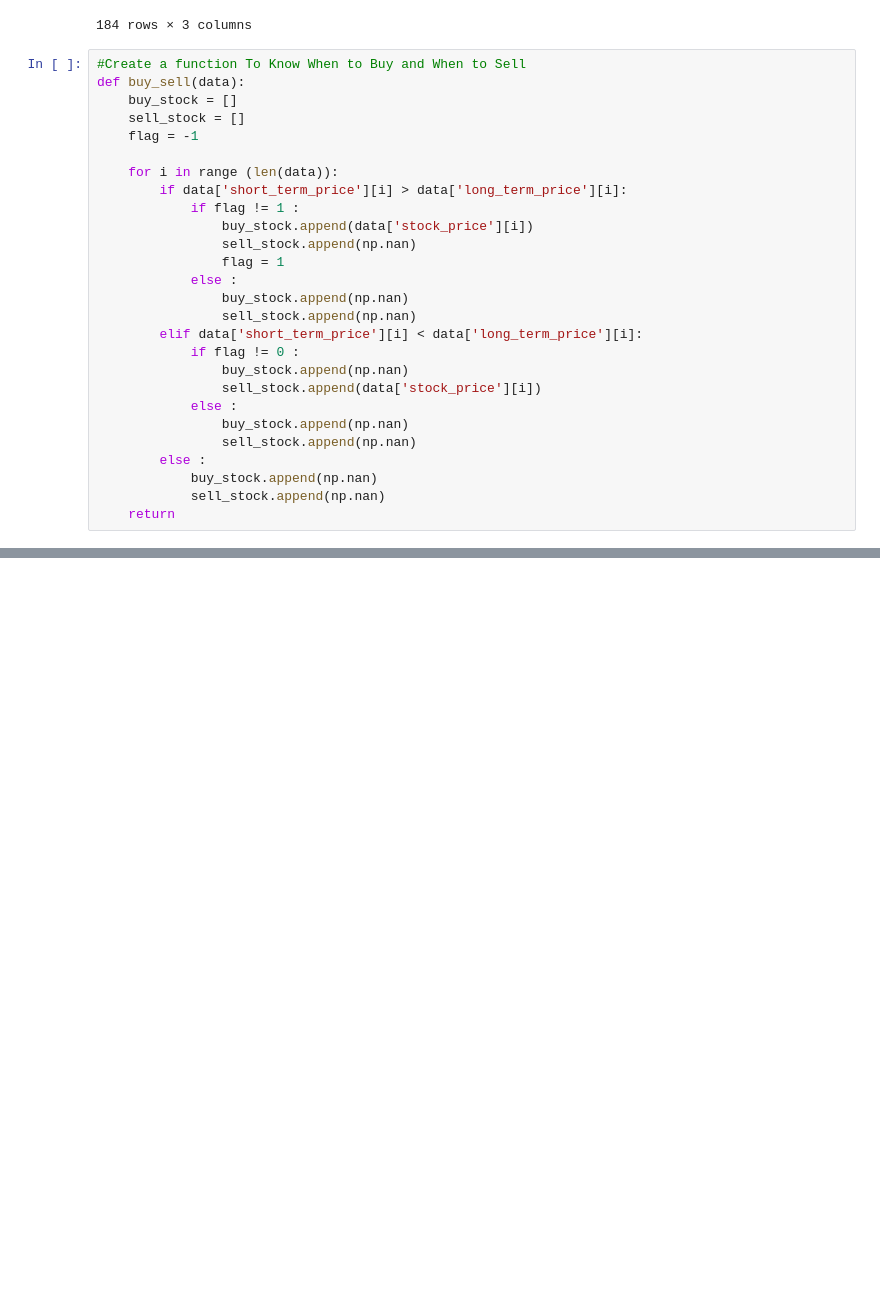
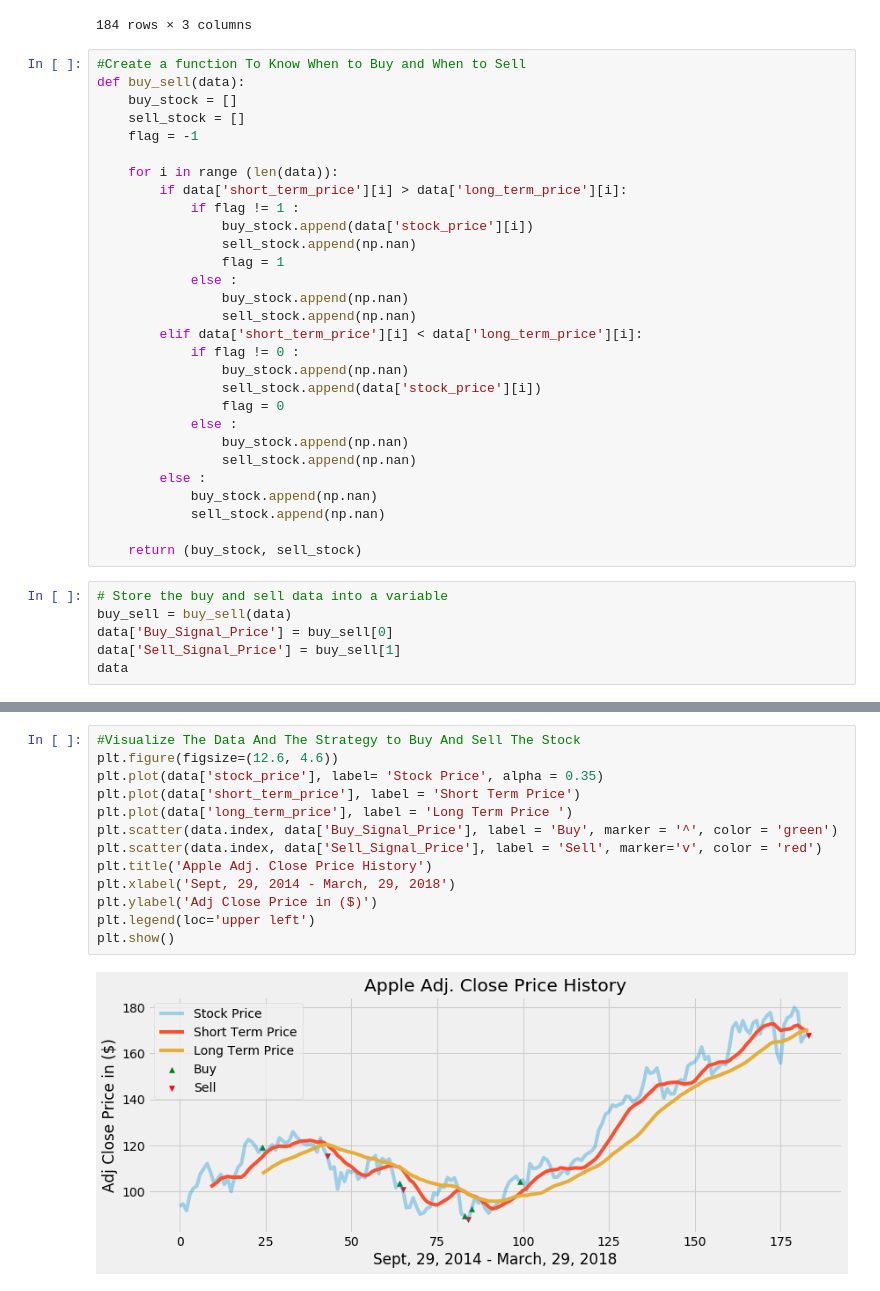
Before and after one commit to decipher07/Trading-Analysis-For-Stock, a Jupyter notebook: Dual Moving Averages On Data.ipynb, the cells around one changed output, grey strips where cells are left out. Saved outputs shown, nothing was run; the diff lists cells and outputs as text; blank space fills up the shorter version.

Commit message:
Plotted the Obtained Graph

```diff
--- a/Building The Algo .ipynb
+++ b/Dual Moving Averages On Data.ipynb
@@ -133,10 +133,18 @@ def buy_sell(data):
             if flag != 0 :
                 buy_stock.append(np.nan)
                 sell_stock.append(data['stock_price'][i])
+                flag = 0
             else :
                 buy_stock.append(np.nan)
                 sell_stock.append(np.nan)
         else :
             buy_stock.append(np.nan)
             sell_stock.append(np.nan)
-    return
+
+    return (buy_stock, sell_stock)
+# %%
+# Store the buy and sell data into a variable
+buy_sell = buy_sell(data)
+data['Buy_Signal_Price'] = buy_sell[0]
+data['Sell_Signal_Price'] = buy_sell[1]
+data
@@ -142,0 +165,15 @@ def buy_sell(data):
+# %%
+#Visualize The Data And The Strategy to Buy And Sell The Stock
+plt.figure(figsize=(12.6, 4.6))
+plt.plot(data['stock_price'], label= 'Stock Price', alpha = 0.35)
+plt.plot(data['short_term_price'], label = 'Short Term Price')
+plt.plot(data['long_term_price'], label = 'Long Term Price ')
+plt.scatter(data.index, data['Buy_Signal_Price'], label = 'Buy', marker = '^', color = 'green')
+plt.scatter(data.index, data['Sell_Signal_Price'], label = 'Sell', marker='v', color = 'red')
+plt.title('Apple Adj. Close Price History')
+plt.xlabel('Sept, 29, 2014 - March, 29, 2018')
+plt.ylabel('Adj Close Price in ($)')
+plt.legend(loc='upper left')
+plt.show()
+# %% [output]
+[figure, added]
```
Also changed, not shown: parts of 1 cell of this notebook.
